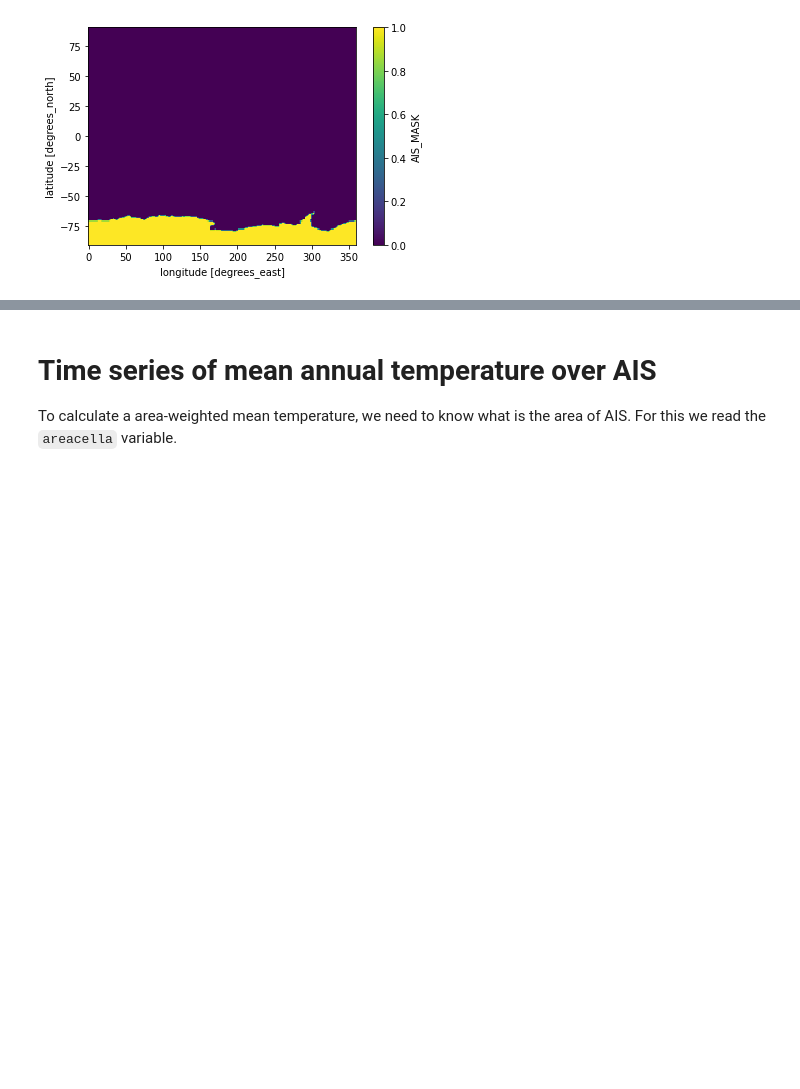
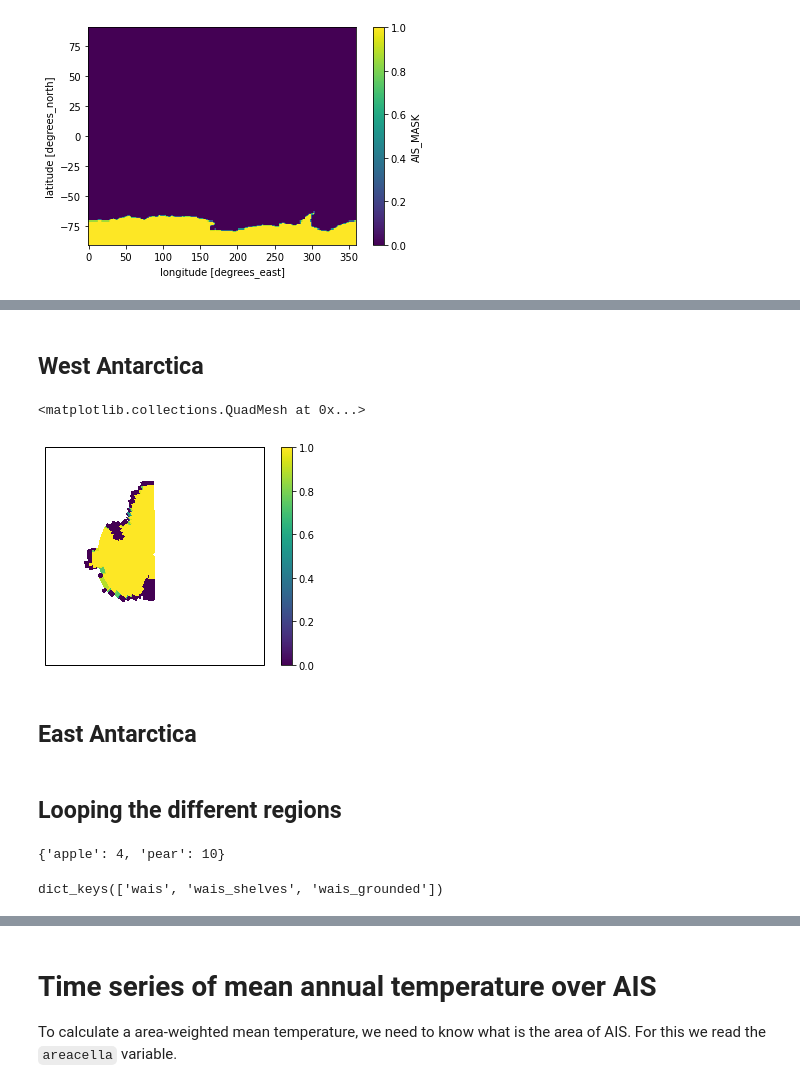
Before and after one commit to lvankampenhout/cesm_ext_ais, a Jupyter notebook: example notebook Nikola.ipynb, the cells around one changed output, grey strips where cells are left out. Drawn from its saved outputs; the diff is of its cells as text; code cells hidden in the pictures; blank space fills up the shorter version.

```diff
--- a/example notebook Nikola.ipynb
+++ b/example notebook Nikola.ipynb
@@ -55,0 +82,25 @@ ais_mask.plot()
+# %% [markdown]
+## West Antarctica
+# %%
+
+fig = plt.figure()
+ax = fig.subplots(subplot_kw={'projection':ccrs.SouthPolarStereo()})
+
+ax.set_extent((-180,180,-90,-60), crs=ccrs.PlateCarree())
+
+#layout_ax(ax)
+#ais_mask.plot.pcolormesh('lon2d','lat2d',ax=ax, transform=ccrs.PlateCarree())
+wais_mask = (xr.where(lon2d>180, 1, np.NaN) * ais_mask)
+wais_mask = xr.where(pen_mask>0, np.NaN, wais_mask)
+
+elev_sel = xr.where((ais_oro > 0.1) * (ais_oro < 100), 1, 0)
+wais_shelves = wais_mask * elev_sel
+wais_grounded = wais_mask * xr.where(ais_oro > 100., 1, 0)
+
+#wais_shelves.plot(ax=ax,transform=ccrs.PlateCarree())
+wais_grounded.plot(ax=ax,transform=ccrs.PlateCarree())
+# %% [output]
+<matplotlib.collections.QuadMesh at 0x...>
+[figure, added]
+# %% [markdown]
+## East Antarctica
@@ -55,0 +113,6 @@ ais_mask.plot()
+# %% [markdown]
+## Looping the different regions
+# %%
+{'apple':4, 'pear': 10}
+# %% [output]
+{'apple': 4, 'pear': 10}
@@ -55,0 +124,4 @@ ais_mask.plot()
+# %%
+my_masks.keys()
+# %% [output]
+dict_keys(['wais', 'wais_shelves', 'wais_grounded'])
```
Also changed, not shown: parts of 22 cells of this notebook.
